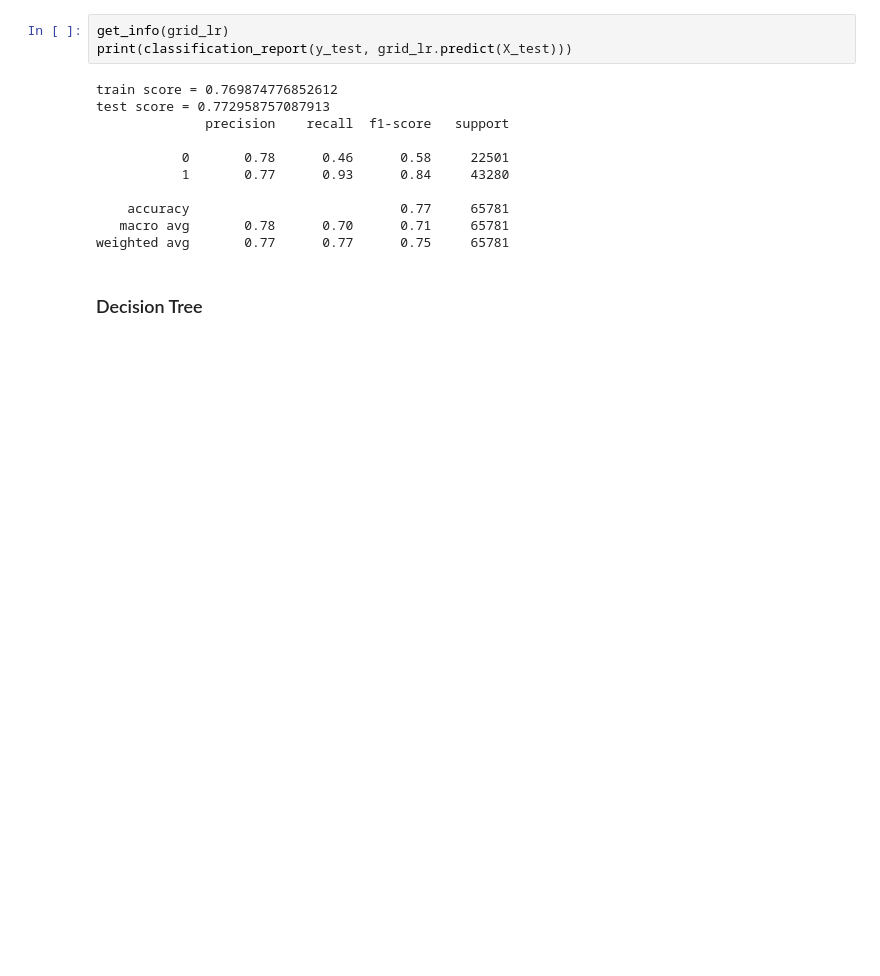
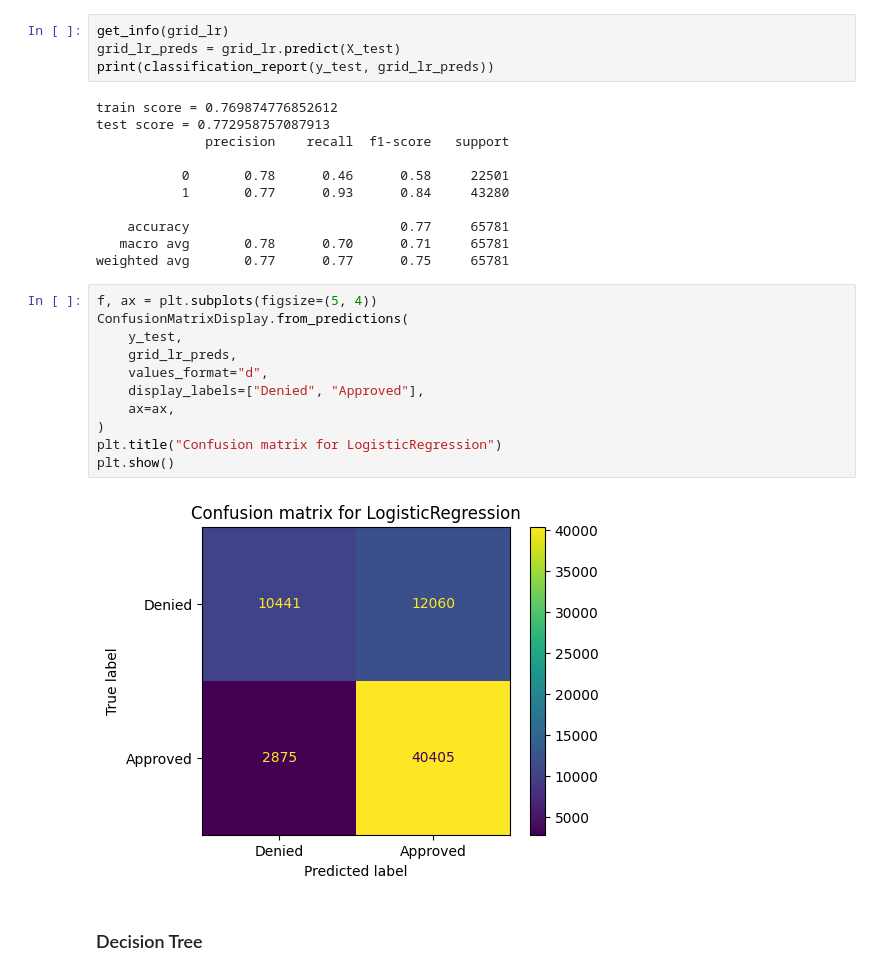
Before and after one commit to hpmartins/mlai-ucb-codes, a Jupyter notebook: capstone_project/file_3A_modeling-classifiers.ipynb, the cells around one changed output. Cells and saved outputs as stored; diff of their text form; blank space fills up the shorter version.

```diff
--- a/capstone_project/file_3A_modeling-classifiers.ipynb
+++ b/capstone_project/file_3A_modeling-classifiers.ipynb
@@ -133,7 +134,8 @@ grid_lr.best_estimator_.score(X_test, y_test)
 0.772958757087913
 # %%
 get_info(grid_lr)
-print(classification_report(y_test, grid_lr.predict(X_test)))
+grid_lr_preds = grid_lr.predict(X_test)
+print(classification_report(y_test, grid_lr_preds))
 # %% [output]
 train score = 0.769874776852612
 test score = 0.772958757087913
@@ -145,6 +147,19 @@ test score = 0.772958757087913
     accuracy                           0.77     65781
    macro avg       0.78      0.70      0.71     65781
 weighted avg       0.77      0.77      0.75     65781
+# %%
+f, ax = plt.subplots(figsize=(5, 4))
+ConfusionMatrixDisplay.from_predictions(
+    y_test,
+    grid_lr_preds,
+    values_format="d",
+    display_labels=["Denied", "Approved"],
+    ax=ax,
+)
+plt.title("Confusion matrix for LogisticRegression")
+plt.show()
+# %% [output]
+[figure, added]
 # %% [markdown]
 ### Decision Tree
 # %%
```
Also changed, not shown: parts of 16 cells of this notebook, 14 other files.
